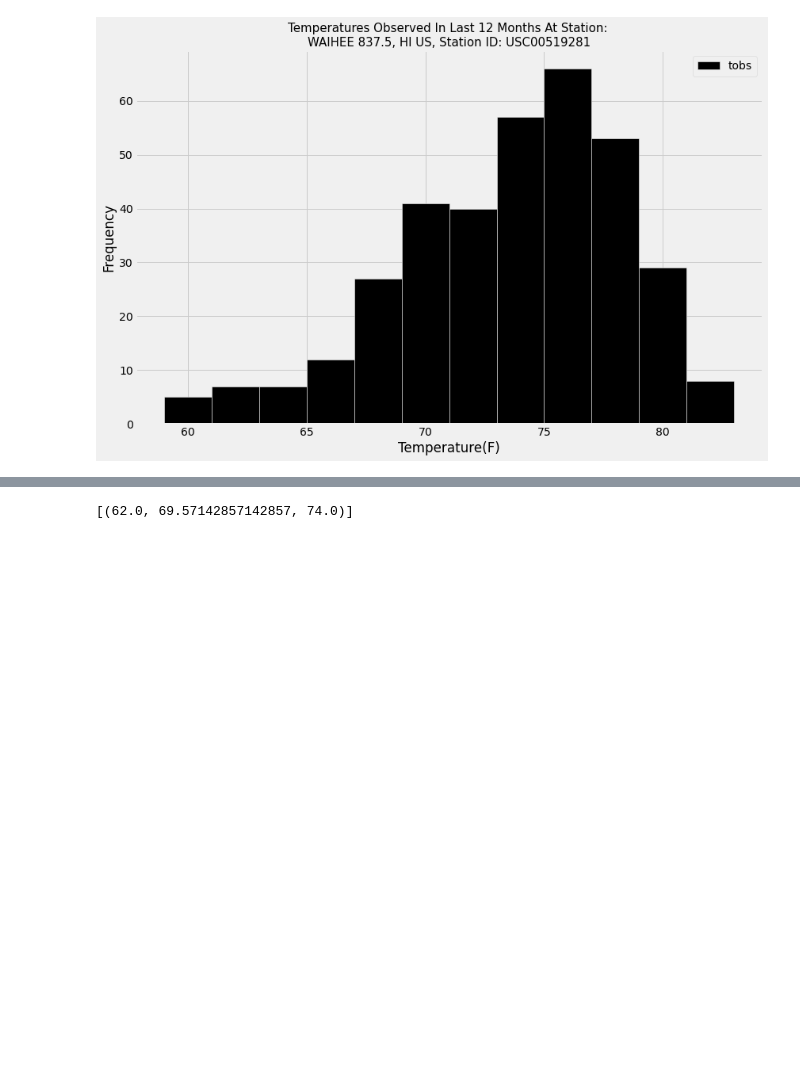
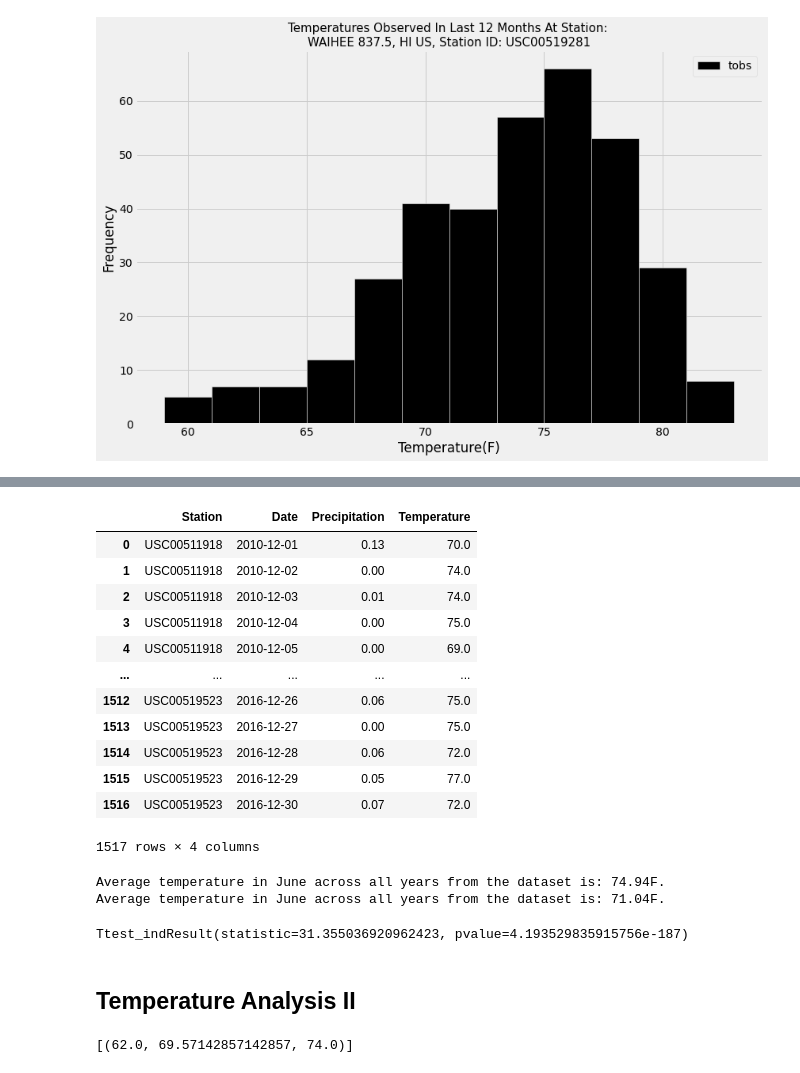
Before and after one commit to Franco1230/10-SQLalchemy-Challenge, a Jupyter notebook: SQLalchemy/climate_analysis.ipynb, the cells around one changed output, grey strips where cells are left out. Cells and saved outputs as stored; diff of their text form; code cells hidden in the pictures; blank space fills up the shorter version.

```diff
--- a/SQLalchemy/climate_analysis.ipynb
+++ b/SQLalchemy/climate_analysis.ipynb
@@ -251,0 +277,22 @@ plt.show()
+# %%
+# Identify the average temperature in December at all stations across all available years in the dataset.
+avg_dec_temp = session.query(Measurement.station, Measurement.date, Measurement.prcp, Measurement.tobs).\
+                             order_by(Measurement.station).filter(func.strftime("%m", Measurement.date) == "12").all()
+
+# Save December data into DataFrame
+avg_dec_temp_df = pd.DataFrame(avg_dec_temp, columns = ["Station", "Date", "Precipitation", "Temperature"])
+avg_dec_temp_df
+# %% [output]
+|  | Station | Date | Precipitation | Temperature |
+| 0 | USC00511918 | 2010-12-01 | 0.13 | 70.0 |
+| 1 | USC00511918 | 2010-12-02 | 0.00 | 74.0 |
+| 2 | USC00511918 | 2010-12-03 | 0.01 | 74.0 |
+| 3 | USC00511918 | 2010-12-04 | 0.00 | 75.0 |
+| 4 | USC00511918 | 2010-12-05 | 0.00 | 69.0 |
+| ... | ... | ... | ... | ... |
+| 1512 | USC00519523 | 2016-12-26 | 0.06 | 75.0 |
+| 1513 | USC00519523 | 2016-12-27 | 0.00 | 75.0 |
+| 1514 | USC00519523 | 2016-12-28 | 0.06 | 72.0 |
+| 1515 | USC00519523 | 2016-12-29 | 0.05 | 77.0 |
+| 1516 | USC00519523 | 2016-12-30 | 0.07 | 72.0 |
+1517 rows × 4 columns
@@ -252,3 +302,16 @@ plt.show()
+# %%
+print(f"Average temperature in June across all years from the dataset is: {round(overall_jun_avg, 2)}F.")
+print(f"Average temperature in June across all years from the dataset is: {round(overall_dec_avg, 2)}F.")
+# %% [output]
+Average temperature in June across all years from the dataset is: 74.94F.
+Average temperature in June across all years from the dataset is: 71.04F.
+# %%
+ttest = ttest_ind(avg_june_temp_df.loc[:, "Temperature"], avg_dec_temp_df.loc[:, "Temperature"], equal_var = False)
+ttest
+# %% [output]
+Ttest_indResult(statistic=31.355036920962423, pvalue=4.193529835915756e-187)
+# %% [markdown]
+## Temperature Analysis II
 # %%
 # This function called `calc_temps` will accept start date and end date in the format '%Y-%m-%d'
 # and return the minimum, average, and maximum temperatures for that range of dates
```
Also changed, not shown: parts of 10 cells of this notebook, 4 other files.
